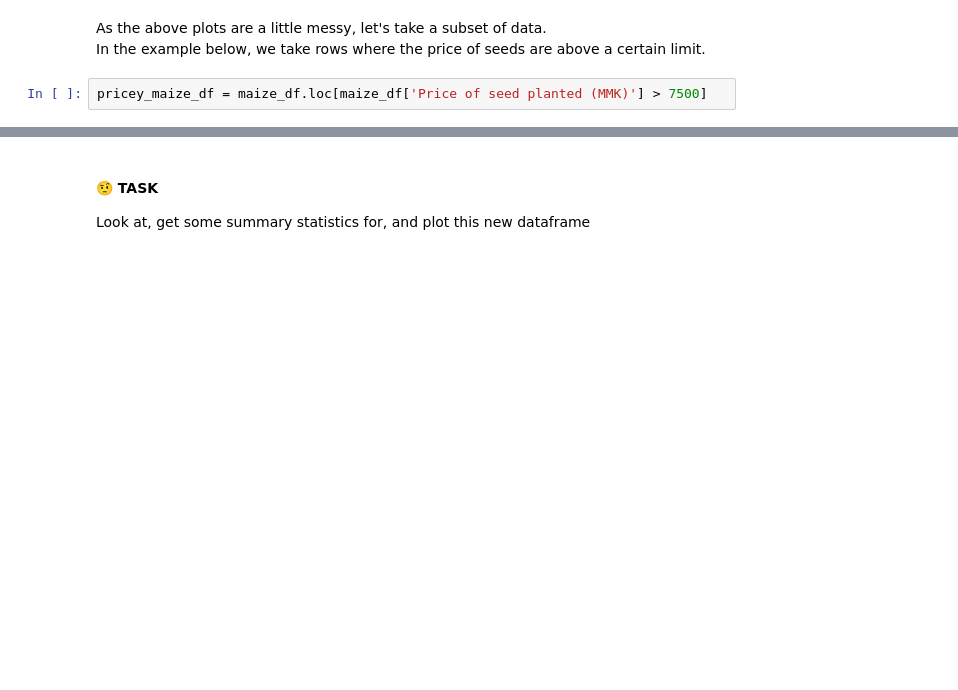
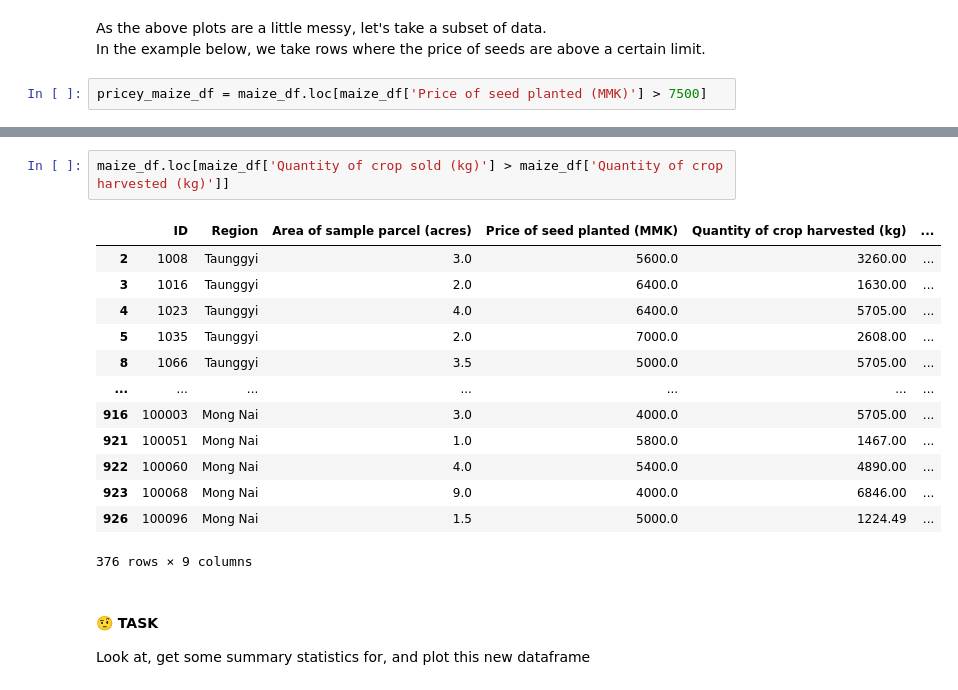
Before and after one commit to benkeel/hestia_python_practicals, a Jupyter notebook: week6/Week6_practical.ipynb, the cells around one changed output, grey strips where cells are left out. Cells and saved outputs as stored; diff of their text form; blank space fills up the shorter version.

```diff
--- a/week6/Week6_practical.ipynb
+++ b/week6/Week6_practical.ipynb
@@ -257,3 +627,19 @@ pricey_maize_df = maize_df.loc[maize_df['Price of seed planted (MMK)'] > 7500]
+# %%
+maize_df.loc[maize_df['Quantity of crop sold (kg)'] > maize_df['Quantity of crop harvested (kg)']]
+# %% [output]
+|  | ID | Region | Area of sample parcel (acres) | Price of seed planted (MMK) | Quantity of crop harvested (kg) | ... |
+| 2 | 1008 | Taunggyi | 3.0 | 5600.0 | 3260.00 | ... |
+| 3 | 1016 | Taunggyi | 2.0 | 6400.0 | 1630.00 | ... |
+| 4 | 1023 | Taunggyi | 4.0 | 6400.0 | 5705.00 | ... |
+| 5 | 1035 | Taunggyi | 2.0 | 7000.0 | 2608.00 | ... |
+| 8 | 1066 | Taunggyi | 3.5 | 5000.0 | 5705.00 | ... |
+| ... | ... | ... | ... | ... | ... | ... |
+| 916 | 100003 | Mong Nai | 3.0 | 4000.0 | 5705.00 | ... |
+| 921 | 100051 | Mong Nai | 1.0 | 5800.0 | 1467.00 | ... |
+| 922 | 100060 | Mong Nai | 4.0 | 5400.0 | 4890.00 | ... |
+| 923 | 100068 | Mong Nai | 9.0 | 4000.0 | 6846.00 | ... |
+| 926 | 100096 | Mong Nai | 1.5 | 5000.0 | 1224.49 | ... |
+376 rows × 9 columns
 # %% [markdown]
 #### 🤨 TASK
 Look at, get some summary statistics for, and plot this new dataframe
```
Also changed, not shown: parts of 59 cells of this notebook.
